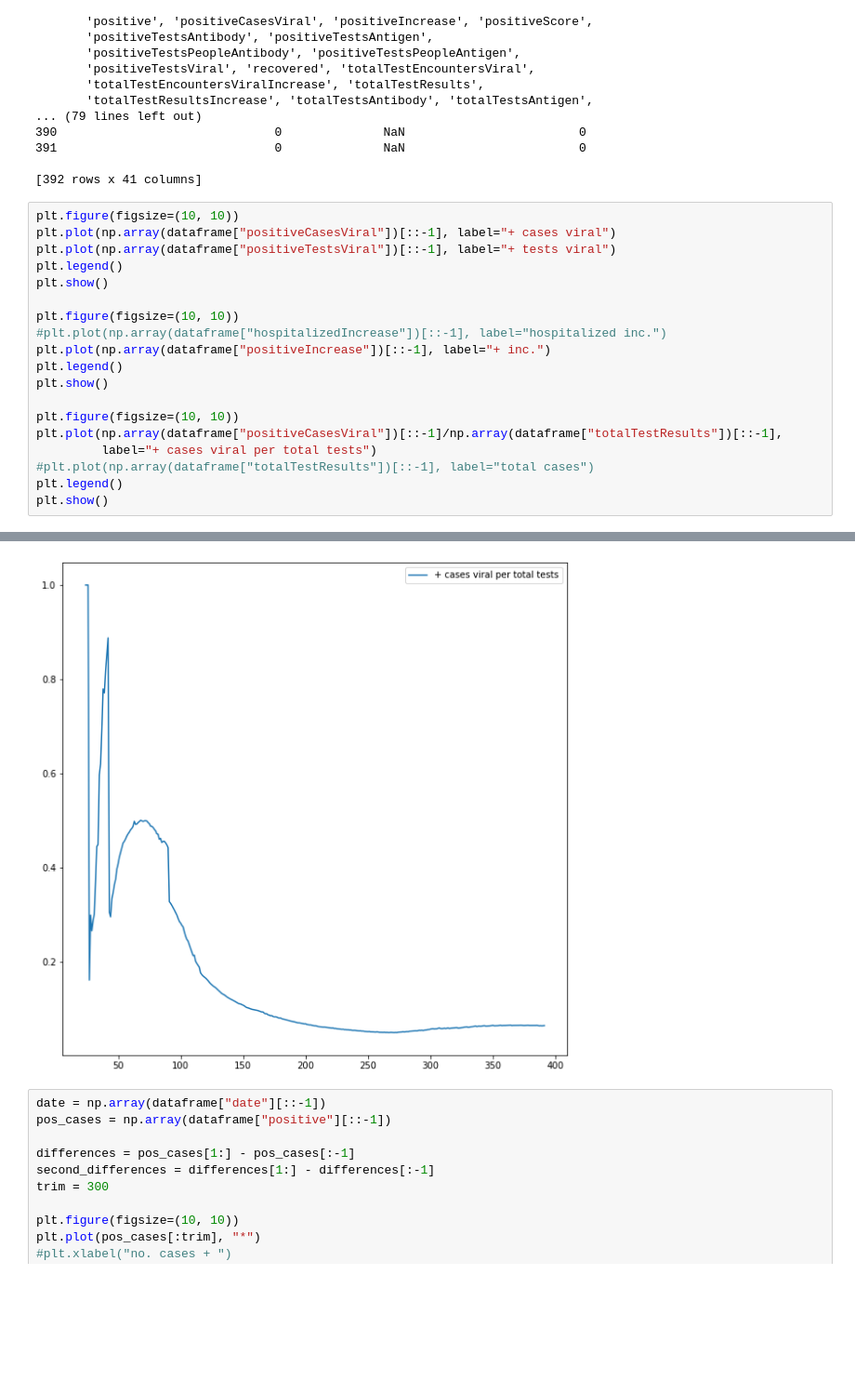
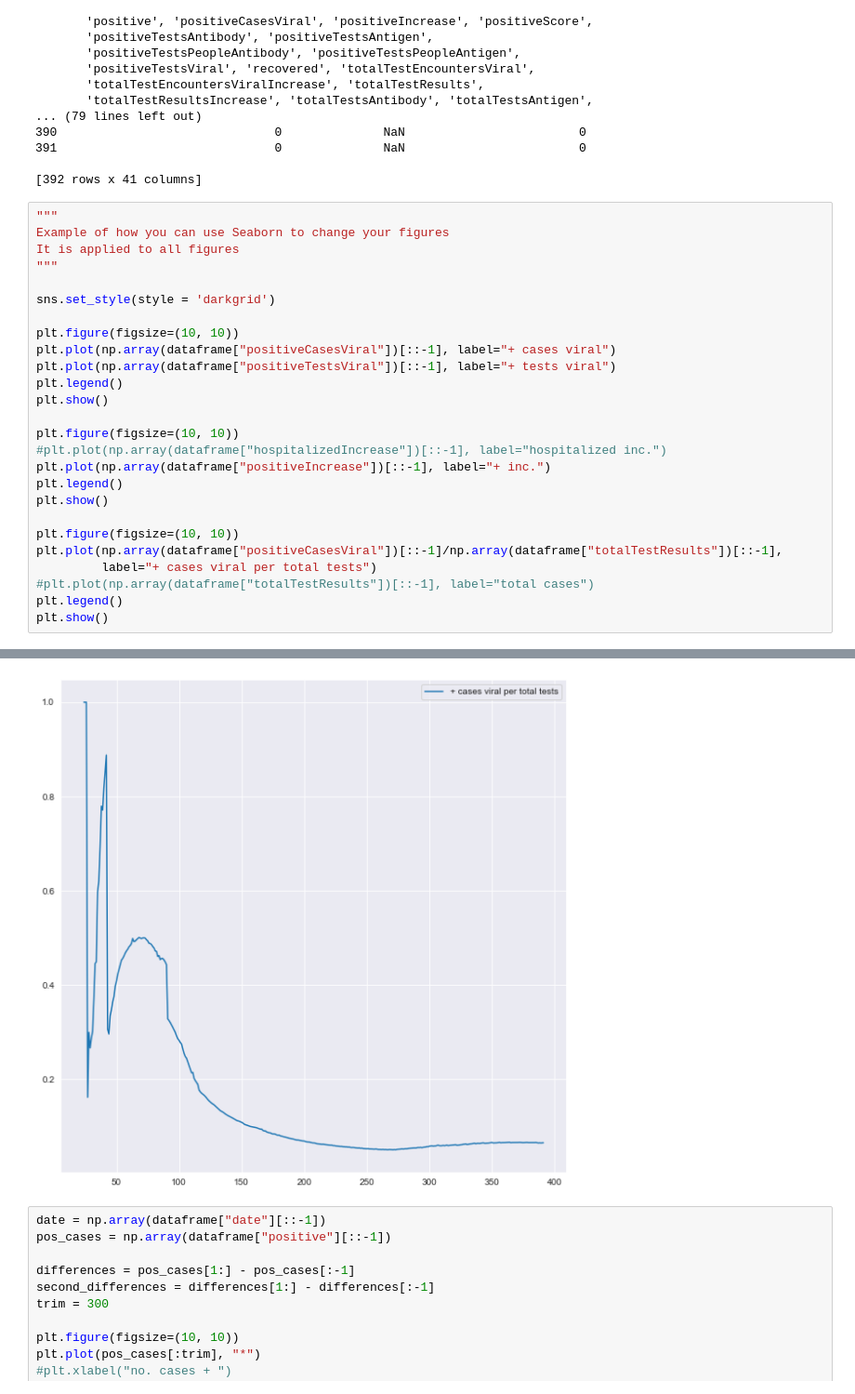
Before and after one commit to JeromeTroy/gsg_project_5, a Jupyter notebook: Exploration.ipynb, the cells around one changed output, grey strips where cells are left out. Shown at 93% size. Drawn from its saved outputs; the diff is of its cells as text; blank space fills up the shorter version.

Commit message:
Update Exploration.ipynb
added seaborn

```diff
--- a/Exploration.ipynb
+++ b/Exploration.ipynb
@@ -25,6 +26,13 @@ Index(['date', 'state', 'death', 'deathConfirmed', 'deathIncrease',
 
 [392 rows x 41 columns]
 # %%
+"""
+Example of how you can use Seaborn to change your figures
+It is applied to all figures
+"""
+
+sns.set_style(style = 'darkgrid')
+
 plt.figure(figsize=(10, 10))
 plt.plot(np.array(dataframe["positiveCasesViral"])[::-1], label="+ cases viral")
 plt.plot(np.array(dataframe["positiveTestsViral"])[::-1], label="+ tests viral")
@@ -49,4 +57,4 @@ plt.show()
-[figure, old version]
+[figure, new version]
 # %%
 date = np.array(dataframe["date"][::-1])
 pos_cases = np.array(dataframe["positive"][::-1])
```
Also changed, not shown: parts of 3 cells of this notebook.
